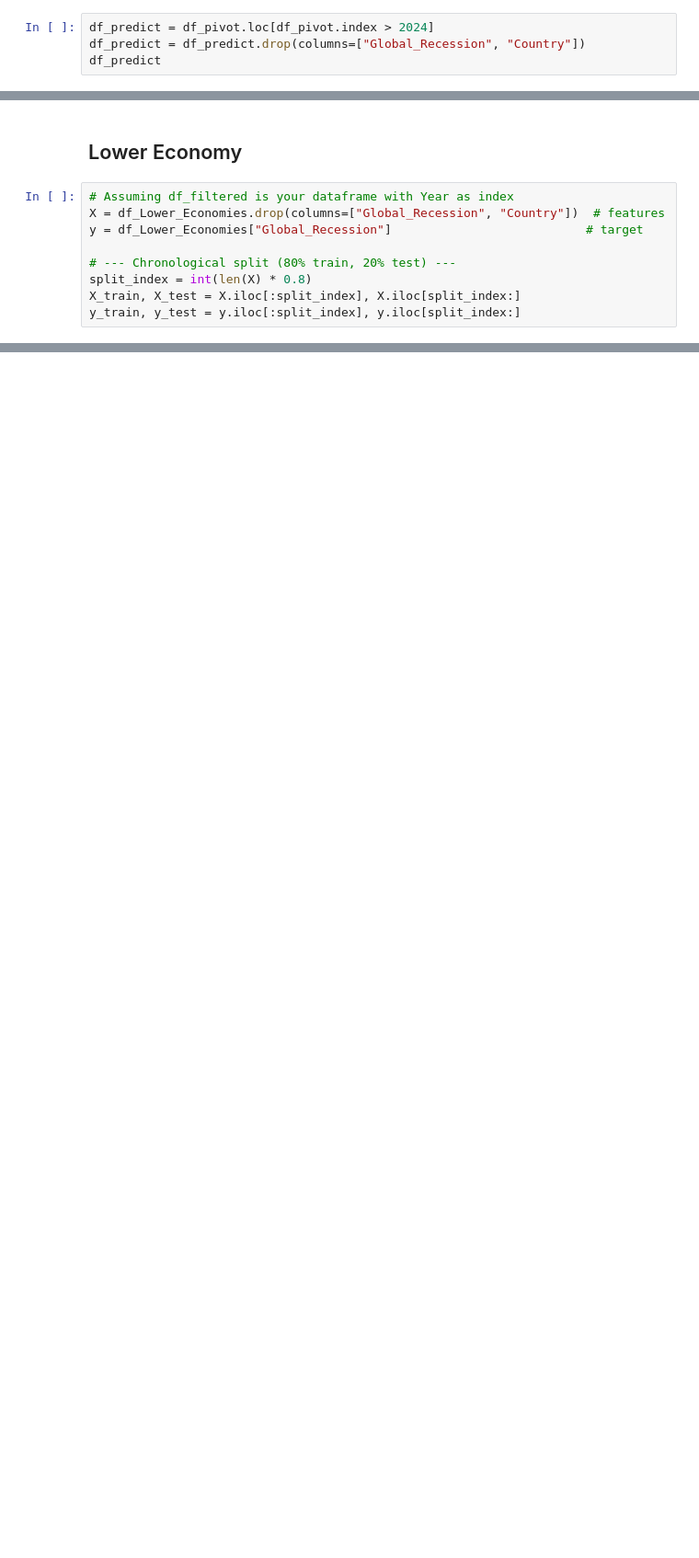
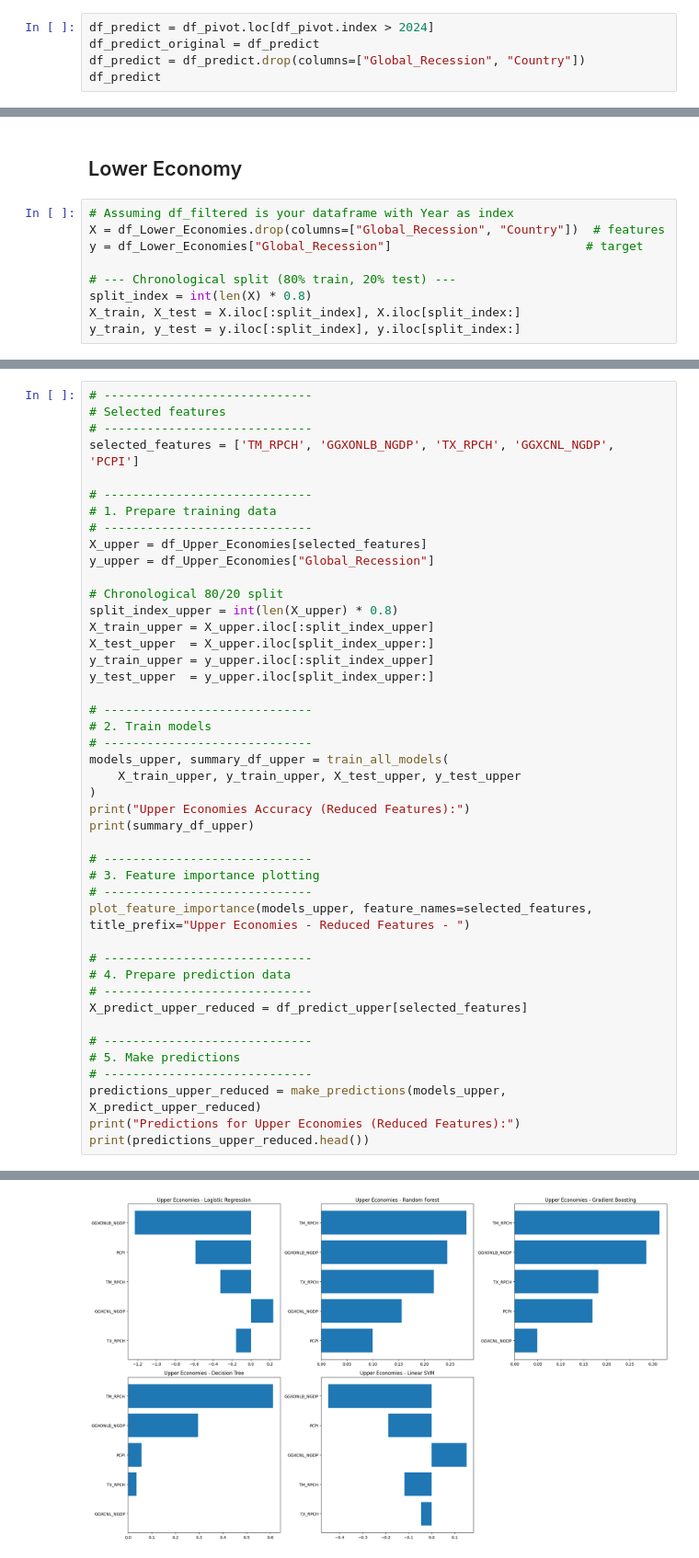
Before and after one commit to ningerdinger/Machine_Learning, a Jupyter notebook: Final_product.ipynb, the cells around one changed output, grey strips where cells are left out. Shown at 92% size. Cells and saved outputs as stored; diff of their text form; blank space fills up the shorter version.

```diff
--- a/Final_product.ipynb
+++ b/Final_product.ipynb
@@ -230,6 +230,7 @@ array(['Australia', 'Austria', 'Barbados', 'Belgium',
 Filter years up and include 2024. Also leave a set of prediction years of 2025 and after.
 # %%
 df_predict = df_pivot.loc[df_pivot.index > 2024]
+df_predict_original = df_predict
 df_predict = df_predict.drop(columns=["Global_Recession", "Country"])
 df_predict
 # %% [output]
@@ -762,0 +918,45 @@ plot_feature_importance(models_lower, X_train.columns.tolist(), title_prefix="Lo
+# %%
+# -----------------------------
+# Selected features
+# -----------------------------
+selected_features = ['TM_RPCH', 'GGXONLB_NGDP', 'TX_RPCH', 'GGXCNL_NGDP', 'PCPI']
+
+# -----------------------------
+# 1. Prepare training data
+# -----------------------------
+X_upper = df_Upper_Economies[selected_features]
+y_upper = df_Upper_Economies["Global_Recession"]
+
+# Chronological 80/20 split
+split_index_upper = int(len(X_upper) * 0.8)
+X_train_upper = X_upper.iloc[:split_index_upper]
+X_test_upper  = X_upper.iloc[split_index_upper:]
+y_train_upper = y_upper.iloc[:split_index_upper]
+y_test_upper  = y_upper.iloc[split_index_upper:]
+
+# -----------------------------
+# 2. Train models
+# -----------------------------
+models_upper, summary_df_upper = train_all_models(
+    X_train_upper, y_train_upper, X_test_upper, y_test_upper
+)
+print("Upper Economies Accuracy (Reduced Features):")
+print(summary_df_upper)
+
+# -----------------------------
+# 3. Feature importance plotting
+# -----------------------------
+plot_feature_importance(models_upper, feature_names=selected_features, title_prefix="Upper Economies - Reduced Features - ")
+
+# -----------------------------
+# 4. Prepare prediction data
+# -----------------------------
+X_predict_upper_reduced = df_predict_upper[selected_features]
+
+# -----------------------------
+# 5. Make predictions
+# -----------------------------
+predictions_upper_reduced = make_predictions(models_upper, X_predict_upper_reduced)
+print("Predictions for Upper Economies (Reduced Features):")
+print(predictions_upper_reduced.head())
+# %% [output]
@@ -762,0 +974 @@ plot_feature_importance(models_lower, X_train.columns.tolist(), title_prefix="Lo
+[figure, added]
```
Also changed, not shown: parts of 22 cells of this notebook.
